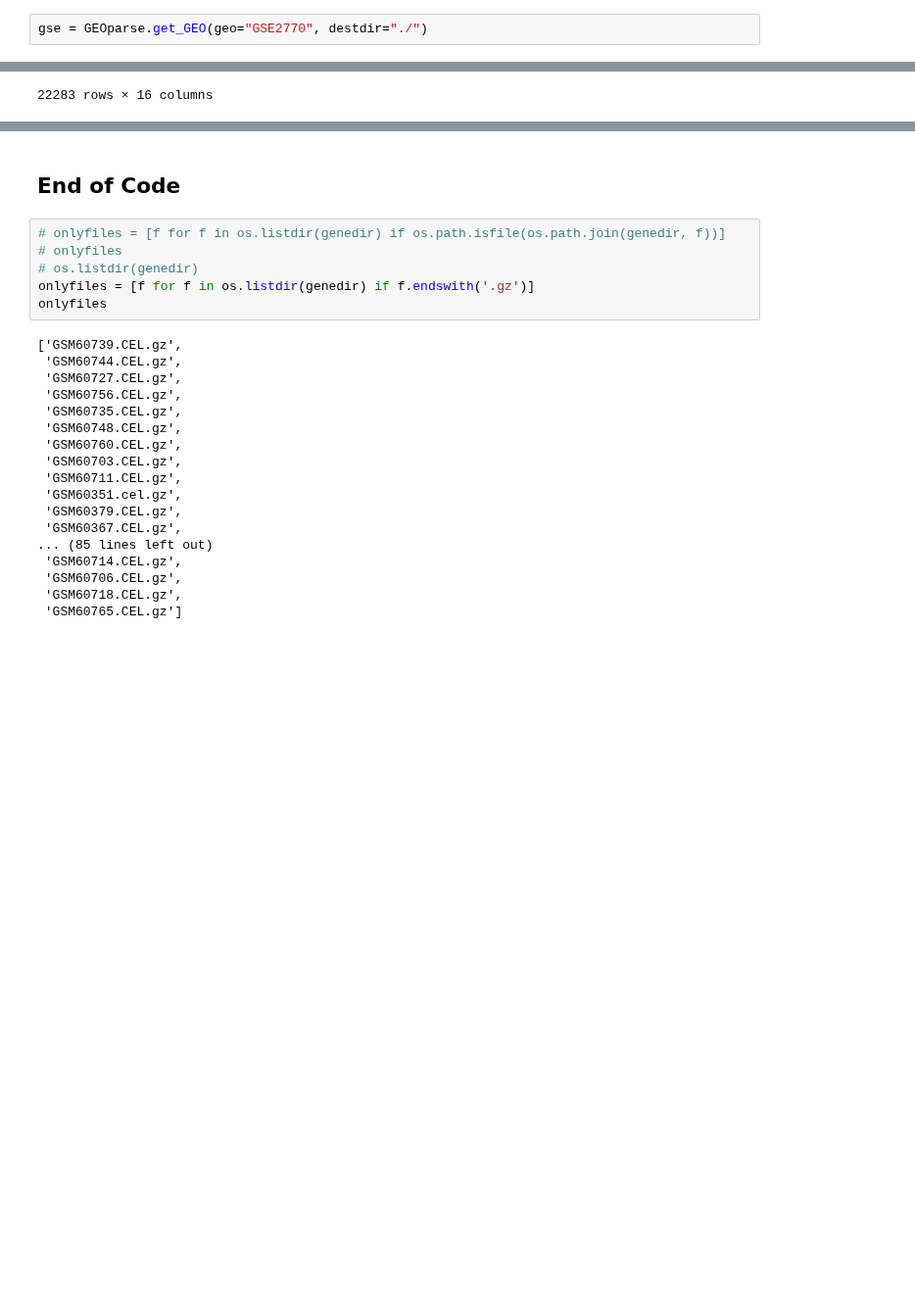
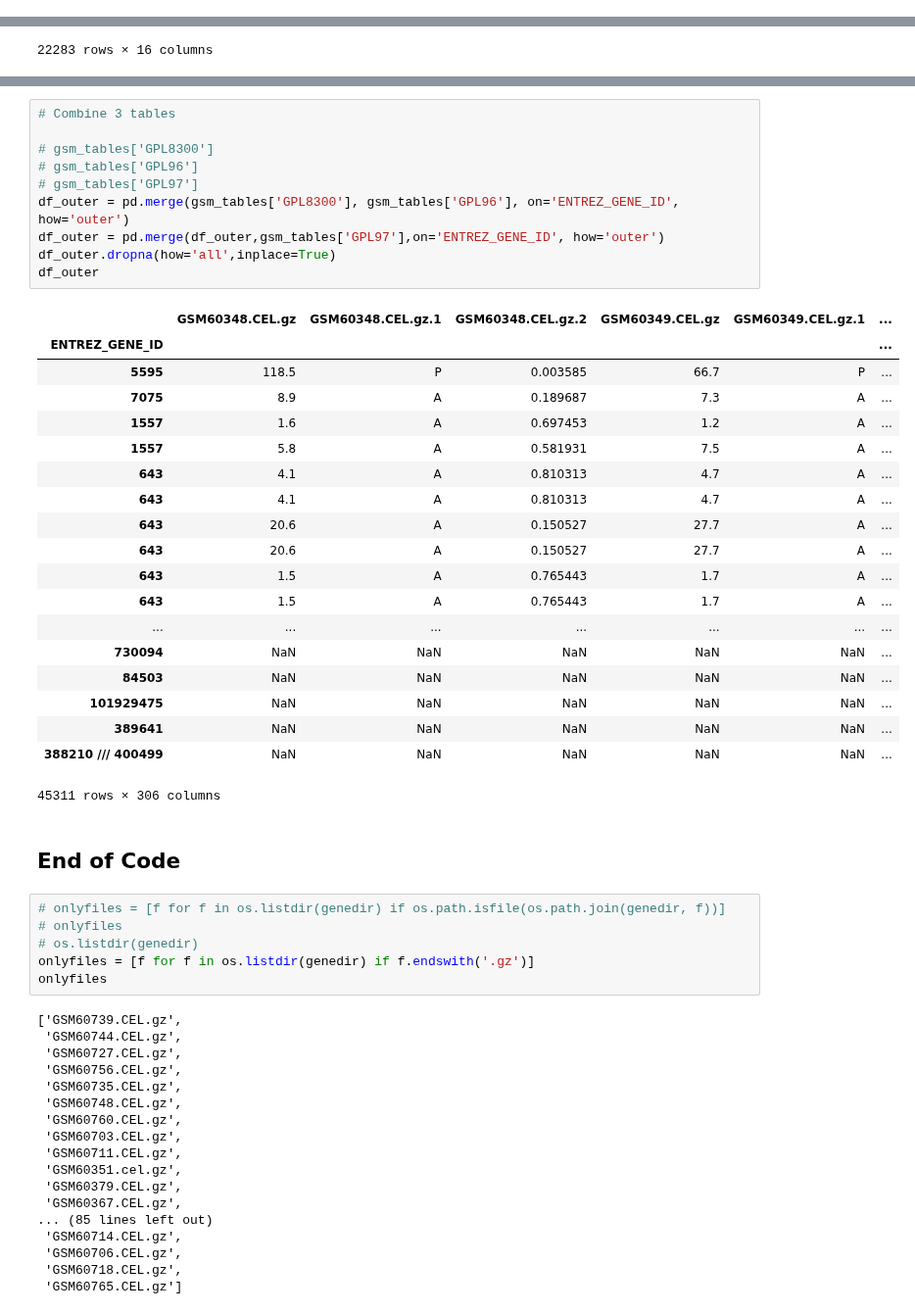
Before and after one commit to HelikarLab/COMO, a Jupyter notebook: py/Sort_CEL_Files.ipynb, the cells around one changed output, grey strips where cells are left out. Shown at 98% size. Saved outputs shown, nothing was run; the diff lists cells and outputs as text; blank space fills up the shorter version.

```diff
--- a/py/Sort_CEL_Files.ipynb
+++ b/py/Sort_CEL_Files.ipynb
@@ -8,5 +8,3 @@ import os
 import pandas as pd
 # %% [markdown]
 ## Extract Gene Info from GEO DataSets
-# %%
-gse = GEOparse.get_GEO(geo="GSE2770", destdir="./")
@@ -249,3 +354,33 @@ maps_list
+# %%
+# Combine 3 tables
+
+# gsm_tables['GPL8300']
+# gsm_tables['GPL96']
+# gsm_tables['GPL97']
+df_outer = pd.merge(gsm_tables['GPL8300'], gsm_tables['GPL96'], on='ENTREZ_GENE_ID', how='outer')
+df_outer = pd.merge(df_outer,gsm_tables['GPL97'],on='ENTREZ_GENE_ID', how='outer')
+df_outer.dropna(how='all',inplace=True)
+df_outer
+# %% [output]
+|  | GSM60348.CEL.gz | GSM60348.CEL.gz.1 | GSM60348.CEL.gz.2 | GSM60349.CEL.gz | GSM60349.CEL.gz.1 | ... |
+| ENTREZ_GENE_ID |  |  |  |  |  | ... |
+| 5595 | 118.5 | P | 0.003585 | 66.7 | P | ... |
+| 7075 | 8.9 | A | 0.189687 | 7.3 | A | ... |
+| 1557 | 1.6 | A | 0.697453 | 1.2 | A | ... |
+| 1557 | 5.8 | A | 0.581931 | 7.5 | A | ... |
+| 643 | 4.1 | A | 0.810313 | 4.7 | A | ... |
+| 643 | 4.1 | A | 0.810313 | 4.7 | A | ... |
+| 643 | 20.6 | A | 0.150527 | 27.7 | A | ... |
+| 643 | 20.6 | A | 0.150527 | 27.7 | A | ... |
+| 643 | 1.5 | A | 0.765443 | 1.7 | A | ... |
+| 643 | 1.5 | A | 0.765443 | 1.7 | A | ... |
+| ... | ... | ... | ... | ... | ... | ... |
+| 730094 | NaN | NaN | NaN | NaN | NaN | ... |
+| 84503 | NaN | NaN | NaN | NaN | NaN | ... |
+| 101929475 | NaN | NaN | NaN | NaN | NaN | ... |
+| 389641 | NaN | NaN | NaN | NaN | NaN | ... |
+| 388210 /// 400499 | NaN | NaN | NaN | NaN | NaN | ... |
+45311 rows × 306 columns
 # %% [markdown]
 ## End of Code
 # %%
```
Also changed, not shown: parts of 21 cells of this notebook.
